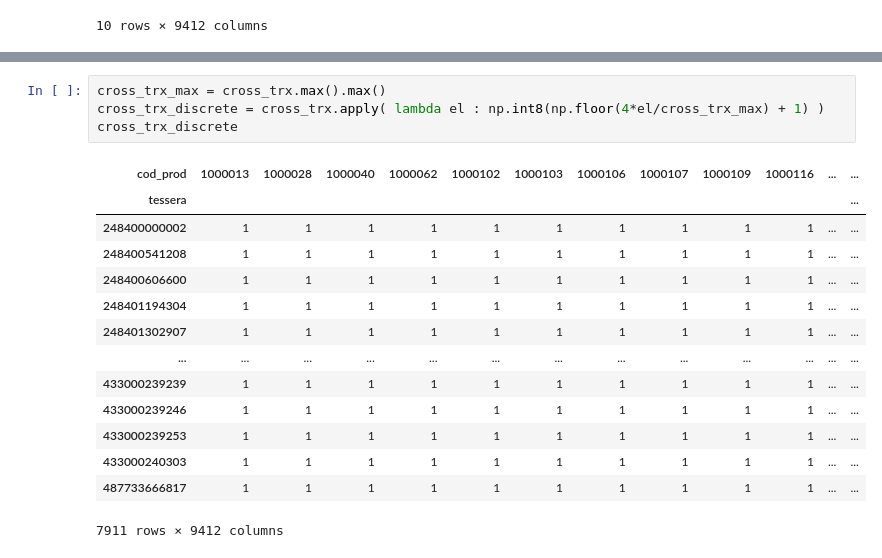
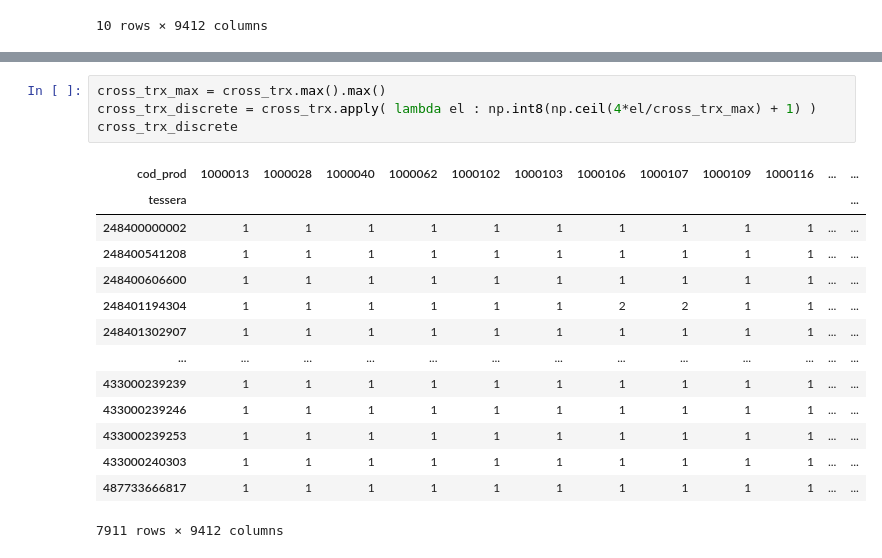
Before and after one commit to marcospampi/lab-data-mining, a Jupyter notebook: homework4/homework4.ipynb, the cells around one changed output, grey strips where cells are left out. Drawn from its saved outputs; the diff is of its cells as text.

```diff
--- a/homework4/homework4.ipynb
+++ b/homework4/homework4.ipynb
@@ -179,14 +180,14 @@ cross_trx.head(10)
 # %%
 cross_trx_max = cross_trx.max().max()
-cross_trx_discrete = cross_trx.apply( lambda el : np.int8(np.floor(4*el/cross_trx_max) + 1) )
+cross_trx_discrete = cross_trx.apply( lambda el : np.int8(np.ceil(4*el/cross_trx_max) + 1) )
 cross_trx_discrete
 # %% [output]
 | cod_prod | 1000013 | 1000028 | 1000040 | 1000062 | 1000102 | 1000103 | 1000106 | 1000107 | 1000109 | 1000116 | ... | ... |
 | tessera |  |  |  |  |  |  |  |  |  |  |  | ... |
 | 248400000002 | 1 | 1 | 1 | 1 | 1 | 1 | 1 | 1 | 1 | 1 | ... | ... |
 | 248400541208 | 1 | 1 | 1 | 1 | 1 | 1 | 1 | 1 | 1 | 1 | ... | ... |
 | 248400606600 | 1 | 1 | 1 | 1 | 1 | 1 | 1 | 1 | 1 | 1 | ... | ... |
-| 248401194304 | 1 | 1 | 1 | 1 | 1 | 1 | 1 | 1 | 1 | 1 | ... | ... |
+| 248401194304 | 1 | 1 | 1 | 1 | 1 | 1 | 2 | 2 | 1 | 1 | ... | ... |
 | 248401302907 | 1 | 1 | 1 | 1 | 1 | 1 | 1 | 1 | 1 | 1 | ... | ... |
 | ... | ... | ... | ... | ... | ... | ... | ... | ... | ... | ... | ... | ... |
 | 433000239239 | 1 | 1 | 1 | 1 | 1 | 1 | 1 | 1 | 1 | 1 | ... | ... |
```
Also changed, not shown: parts of 6 cells of this notebook.
